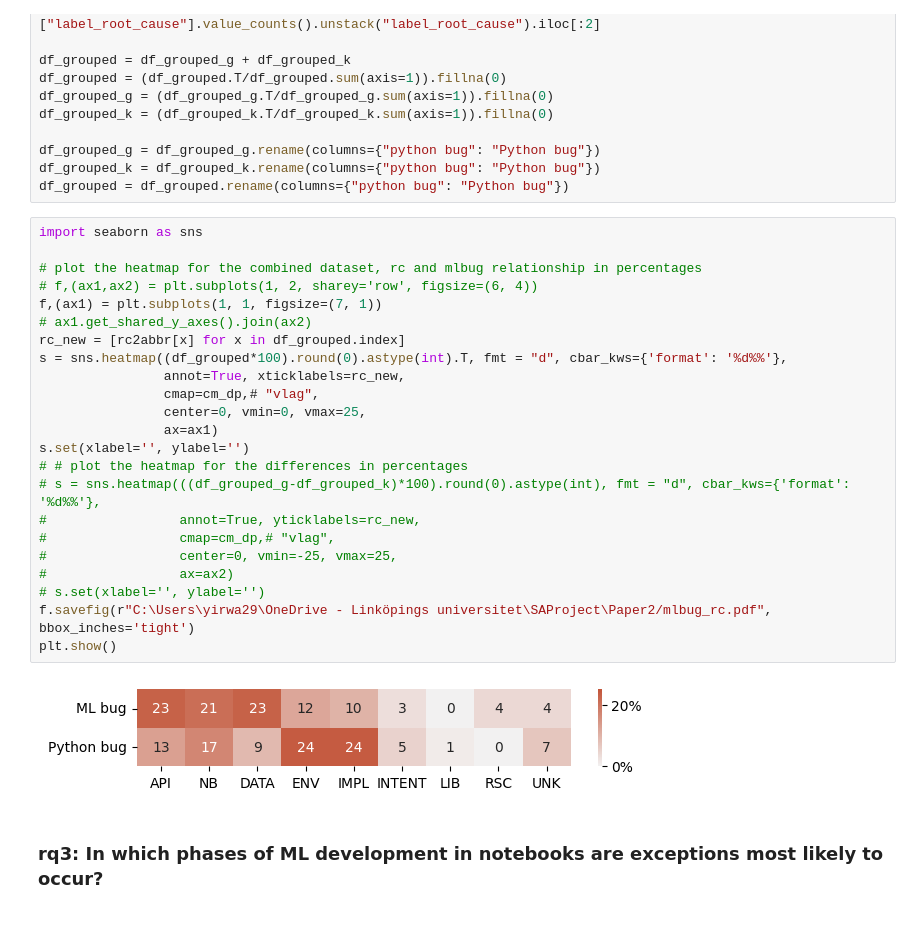
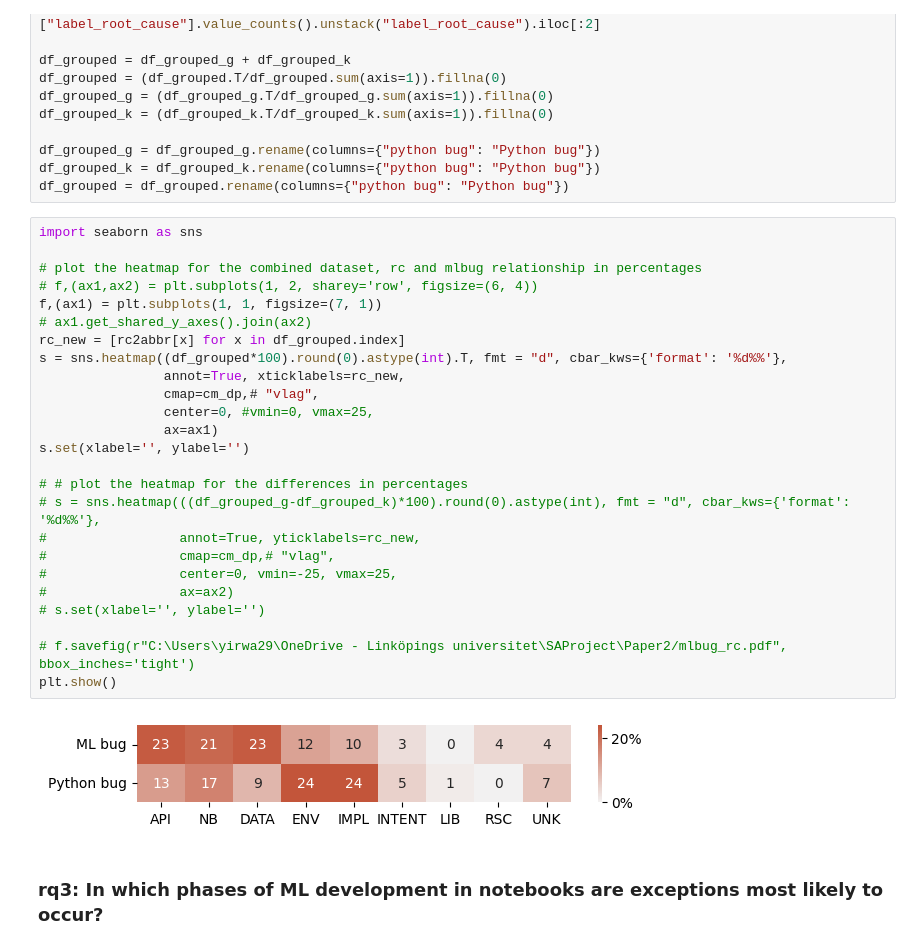
Before and after one commit to PELAB-LiU/jupyter_nbs_empirical, a Jupyter notebook: notebook_error_analysis-manual_labels_plots_rqs.ipynb, the cells around one changed output. Cells and saved outputs as stored; diff of their text form.

Commit message:
visualize ml pipeline vs root cause

```diff
--- a/notebook_error_analysis-manual_labels_plots_rqs.ipynb
+++ b/notebook_error_analysis-manual_labels_plots_rqs.ipynb
@@ -676,28 +676,30 @@ df_grouped = df_grouped.rename(columns={"python bug": "Python bug"})
 # %%
 import seaborn as sns
 
 # plot the heatmap for the combined dataset, rc and mlbug relationship in percentages
 # f,(ax1,ax2) = plt.subplots(1, 2, sharey='row', figsize=(6, 4))
 f,(ax1) = plt.subplots(1, 1, figsize=(7, 1))
 # ax1.get_shared_y_axes().join(ax2)
 rc_new = [rc2abbr[x] for x in df_grouped.index]
 s = sns.heatmap((df_grouped*100).round(0).astype(int).T, fmt = "d", cbar_kws={'format': '%d%%'},
                 annot=True, xticklabels=rc_new,
                 cmap=cm_dp,# "vlag",
-                center=0, vmin=0, vmax=25,
+                center=0, #vmin=0, vmax=25,
                 ax=ax1)
 s.set(xlabel='', ylabel='')
+
 # # plot the heatmap for the differences in percentages
 # s = sns.heatmap(((df_grouped_g-df_grouped_k)*100).round(0).astype(int), fmt = "d", cbar_kws={'format': '%d%%'},
 #                 annot=True, yticklabels=rc_new,
 #                 cmap=cm_dp,# "vlag",
 #                 center=0, vmin=-25, vmax=25,
 #                 ax=ax2)
 # s.set(xlabel='', ylabel='')
-f.savefig(r"C:\Users\yirwa29\OneDrive - Linköpings universitet\SAProject\Paper2/mlbug_rc.pdf", bbox_inches='tight')
+
+# f.savefig(r"C:\Users\yirwa29\OneDrive - Linköpings universitet\SAProject\Paper2/mlbug_rc.pdf", bbox_inches='tight')
 plt.show()
 # %% [output]
-[figure, old version]
+[figure, new version]
 # %% [markdown]
 ### rq3: In which phases of ML development in notebooks are exceptions most likely to occur?
 # %%
```
Also changed, not shown: parts of 10 cells of this notebook.
